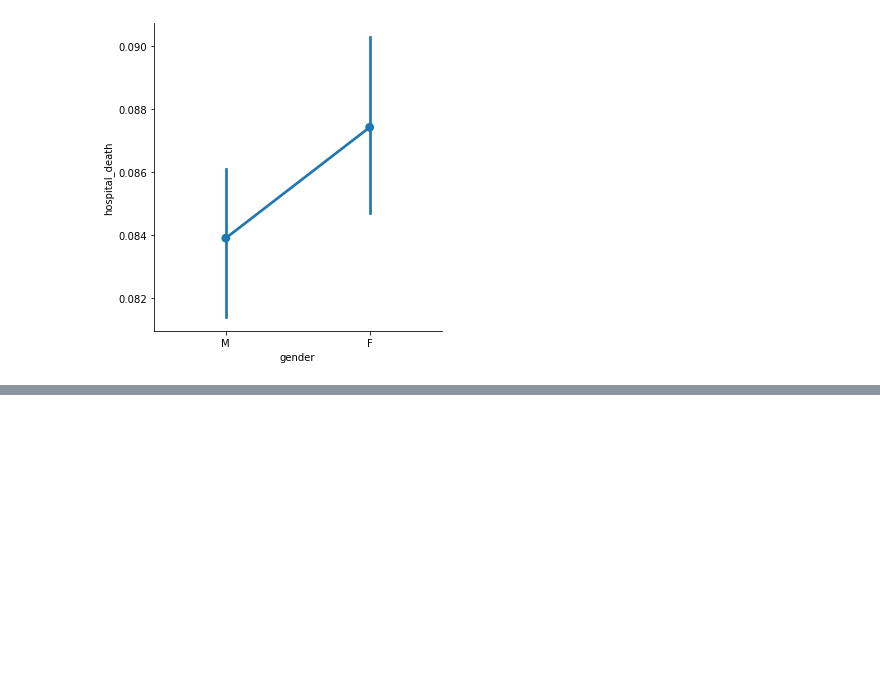
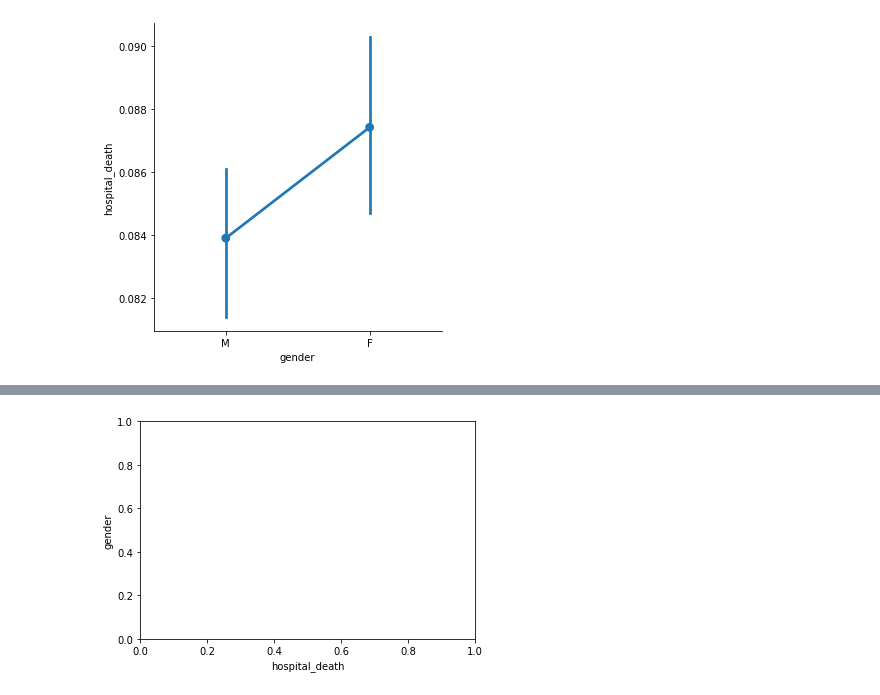
Before and after one commit to ConorD212/UCDPA_ConorDixon, a Jupyter notebook: DataSet 1 Patient Survival Prediction Dataset/DataSet 1 Patient Survival Prediction Dataset.ipynb, the cells around one changed output, grey strips where cells are left out. Cells and saved outputs as stored; diff of their text form; code cells hidden in the pictures; blank space fills up the shorter version.

```diff
--- a/DataSet 1 Patient Survival Prediction Dataset/DataSet 1 Patient Survival Prediction Dataset.ipynb
+++ b/DataSet 1 Patient Survival Prediction Dataset/DataSet 1 Patient Survival Prediction Dataset.ipynb
@@ -246,4 +246,9 @@ sns.catplot(x="gender", y="hospital_death", kind="point", data=data)
 <seaborn.axisgrid.FacetGrid at 0x...>
 [figure]
 # %%
+df = pd.DataFrame(Patient_df)
+plt.xlabel("hospital_death")
+plt.ylabel("gender")
+sns.scatterplot(x=hospital_death, y=gender)
+plt.show()
 # %% [output]
@@ -250,0 +256 @@ IndentationError: unexpected indent (Temp/ipykernel_11668/3885522347.py, line 5)
+[figure, added]
```
Also changed, not shown: parts of 2 cells of this notebook.
